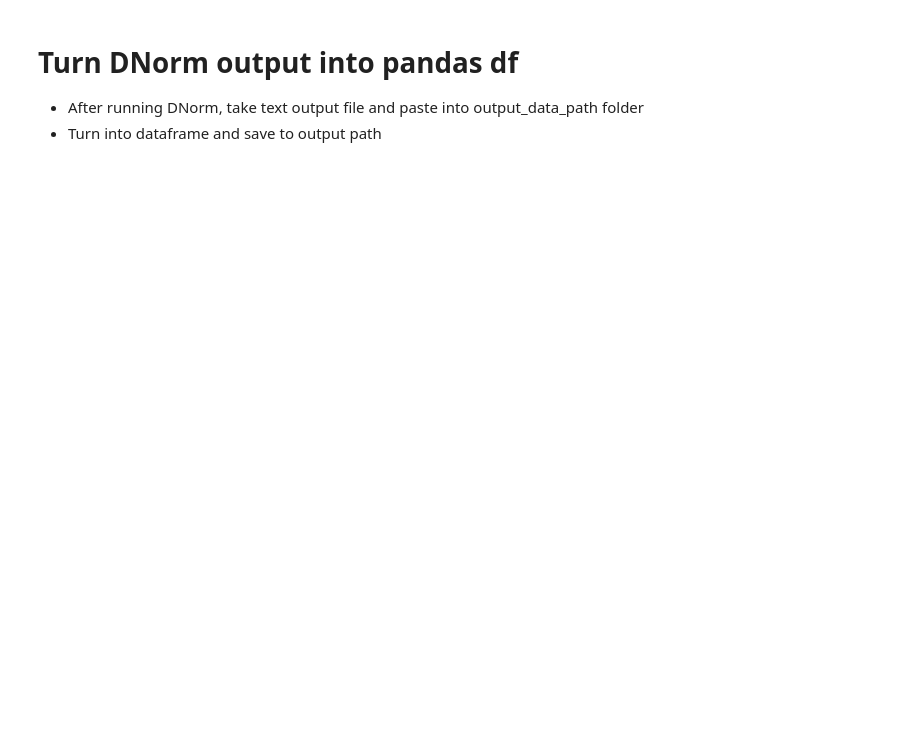
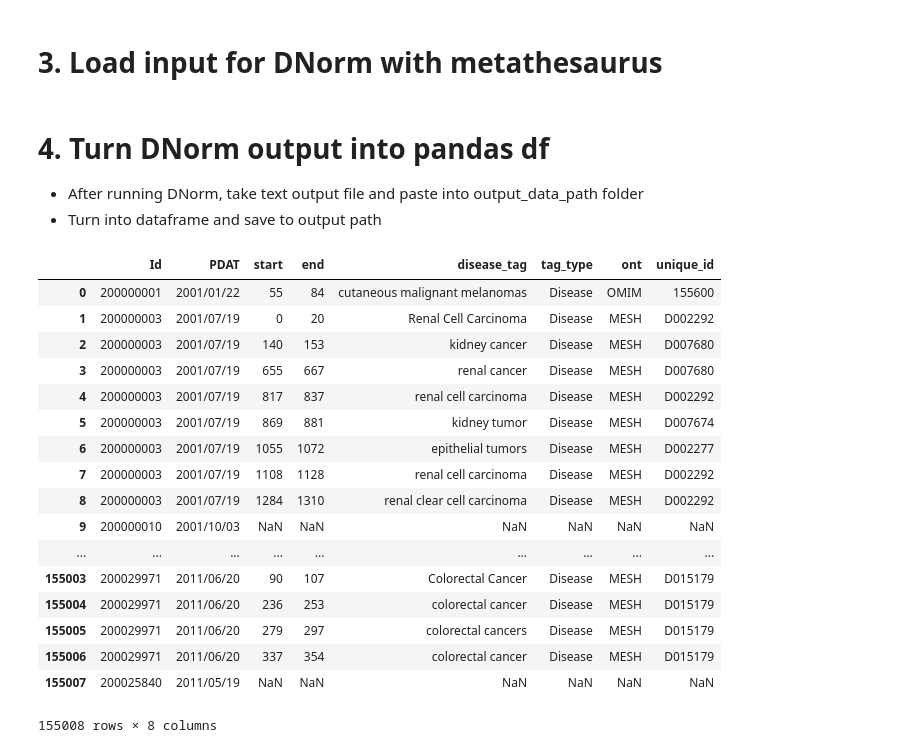
Before and after one commit to karlo0/AstraZeneca-S2DS, a Jupyter notebook: notebooks/21_3_C_dnorm_data.ipynb, the cells around one changed output. Cells and saved outputs as stored; diff of their text form; code cells hidden in the pictures; blank space fills up the shorter version.

Commit message:
update dnorm parser notebook

```diff
--- a/notebooks/21_3_C_dnorm_data.ipynb
+++ b/notebooks/21_3_C_dnorm_data.ipynb
@@ -3,5 +3,5 @@ import pandas as pd
 import os
 import glob
 
-inputPath = './data/records_samples/'
+inputPath = '../data/records_samples/'
 # %% [markdown]
@@ -44,3 +54,5 @@ for i in range(len(rec4input)):
     outF.write('\t')
     outF.write(title +'. '+ summary)
     outF.write("\n")
+# %% [markdown]
+# 3. Load input for DNorm with metathesaurus
@@ -47,9 +85,11 @@ for i in range(len(rec4input)):
 # %% [markdown]
-# Turn DNorm output into pandas df
+# 4. Turn DNorm output into pandas df
  - After running DNorm, take text output file and paste into output_data_path folder
  - Turn into dataframe and save to output path
 # %%
-output_data_path = './data/DNorm/'
+# this cell takes the output from the demo
+
+output_data_path = '../data/DNorm/'
 
 if os.path.isdir(output_data_path)!=1:
     os.mkdir(output_data_path)
@@ -70,4 +110,52 @@ df['ont'] = df_aux['ont']
 df['unique_id'] = df_aux['unique_id']
 df = df.drop('ONTid', axis = 1)
 
-df.to_pickle(os.path.join(output_data_path,'disease_tags.pkl'))
+df.to_pickle(os.path.join(output_data_path,'disease_tags_demo.pkl'))
+# %%
+#this cell takes the output from the more advanced function ./applyDNorm
+
+output_data_path = '../data/DNorm/'
+
+if os.path.isdir(output_data_path)!=1:
+    os.mkdir(output_data_path)
+
+output_file_path = os.path.join(output_data_path, 'dnorm_output_v2.txt')
+
+with open(output_file_path,'r') as f:
+    data = f.read().splitlines()
+
+table = [d.split('\t') for d in data if len(d.split('\t'))>1]
+headers = ['Id', 'start', 'end', 'disease_tag', 'tag_type', 'ONTid']
+df = pd.DataFrame(table, columns=headers)
+
+s = df.ONTid.str.split(':')
+df_aux = pd.DataFrame.from_items(zip(s.index, s.values)).T
+df_aux.columns = ['ont', 'unique_id']
+df['ont'] = df_aux['ont']
+df['unique_id'] = df_aux['unique_id']
+df = df.drop('ONTid', axis = 1)
+
+df = pd.merge(df_record[['Id', 'PDAT']], df, on='Id', how='outer')
+
+df.to_pickle(os.path.join(output_data_path,'disease_tags_dnorm_advanced.pkl'))
+
+df
+# %% [output]
+|  | Id | PDAT | start | end | disease_tag | tag_type | ont | unique_id |
+| 0 | 200000001 | 2001/01/22 | 55 | 84 | cutaneous malignant melanomas | Disease | OMIM | 155600 |
+| 1 | 200000003 | 2001/07/19 | 0 | 20 | Renal Cell Carcinoma | Disease | MESH | D002292 |
+| 2 | 200000003 | 2001/07/19 | 140 | 153 | kidney cancer | Disease | MESH | D007680 |
+| 3 | 200000003 | 2001/07/19 | 655 | 667 | renal cancer | Disease | MESH | D007680 |
+| 4 | 200000003 | 2001/07/19 | 817 | 837 | renal cell carcinoma | Disease | MESH | D002292 |
+| 5 | 200000003 | 2001/07/19 | 869 | 881 | kidney tumor | Disease | MESH | D007674 |
+| 6 | 200000003 | 2001/07/19 | 1055 | 1072 | epithelial tumors | Disease | MESH | D002277 |
+| 7 | 200000003 | 2001/07/19 | 1108 | 1128 | renal cell carcinoma | Disease | MESH | D002292 |
+| 8 | 200000003 | 2001/07/19 | 1284 | 1310 | renal clear cell carcinoma | Disease | MESH | D002292 |
+| 9 | 200000010 | 2001/10/03 | NaN | NaN | NaN | NaN | NaN | NaN |
+| ... | ... | ... | ... | ... | ... | ... | ... | ... |
+| 155003 | 200029971 | 2011/06/20 | 90 | 107 | Colorectal Cancer | Disease | MESH | D015179 |
+| 155004 | 200029971 | 2011/06/20 | 236 | 253 | colorectal cancer | Disease | MESH | D015179 |
+| 155005 | 200029971 | 2011/06/20 | 279 | 297 | colorectal cancers | Disease | MESH | D015179 |
+| 155006 | 200029971 | 2011/06/20 | 337 | 354 | colorectal cancer | Disease | MESH | D015179 |
+| 155007 | 200025840 | 2011/05/19 | NaN | NaN | NaN | NaN | NaN | NaN |
+155008 rows × 8 columns
```
Also changed, not shown: parts of 5 cells of this notebook.
